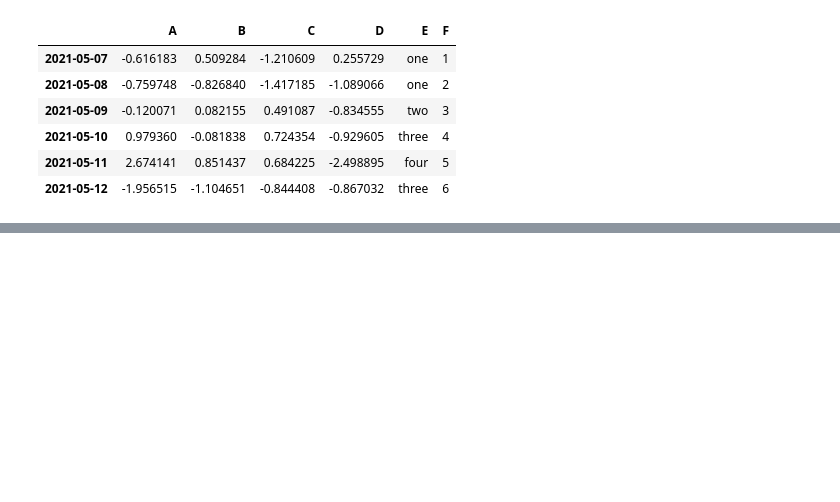
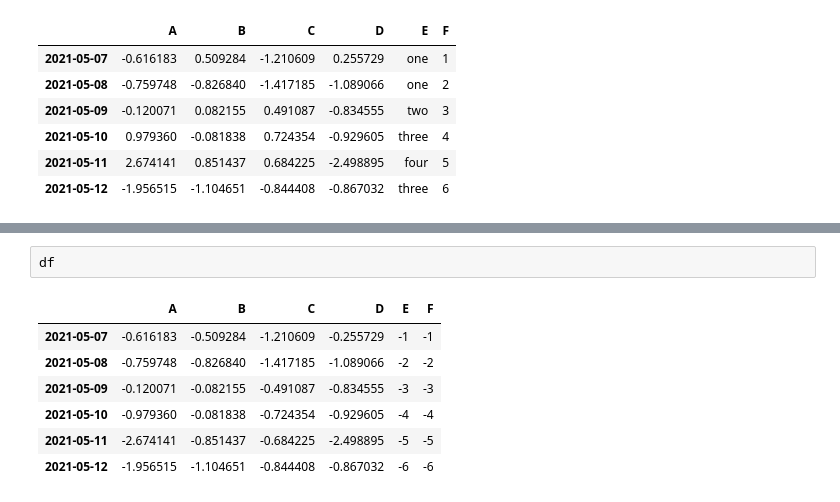
Before and after one commit to leeyechang/bmt_python, a Jupyter notebook: 21514_10주차실습.ipynb, the cells around one changed output, grey strips where cells are left out. Saved outputs shown, nothing was run; the diff lists cells and outputs as text; blank space fills up the shorter version.

```diff
--- a/21514_10주차실습.ipynb
+++ b/21514_10주차실습.ipynb
@@ -474,0 +495,10 @@ TypeError: ignored
+# %%
+df
+# %% [output]
+|  | A | B | C | D | E | F |
+| 2021-05-07 | -0.616183 | -0.509284 | -1.210609 | -0.255729 | -1 | -1 |
+| 2021-05-08 | -0.759748 | -0.826840 | -1.417185 | -1.089066 | -2 | -2 |
+| 2021-05-09 | -0.120071 | -0.082155 | -0.491087 | -0.834555 | -3 | -3 |
+| 2021-05-10 | -0.979360 | -0.081838 | -0.724354 | -0.929605 | -4 | -4 |
+| 2021-05-11 | -2.674141 | -0.851437 | -0.684225 | -2.498895 | -5 | -5 |
+| 2021-05-12 | -1.956515 | -1.104651 | -0.844408 | -0.867032 | -6 | -6 |
```
Also changed, not shown: parts of 4 cells of this notebook.
